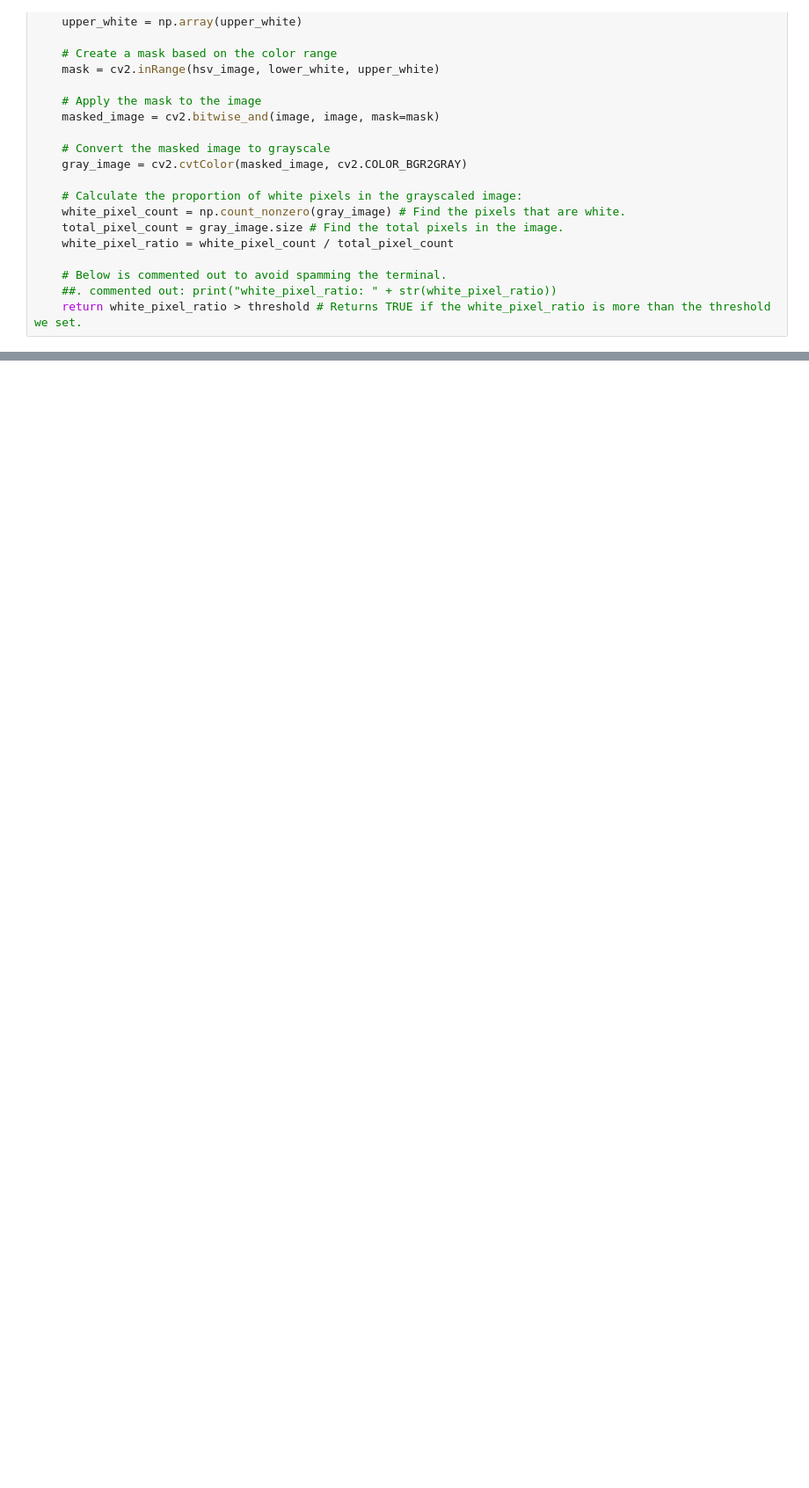
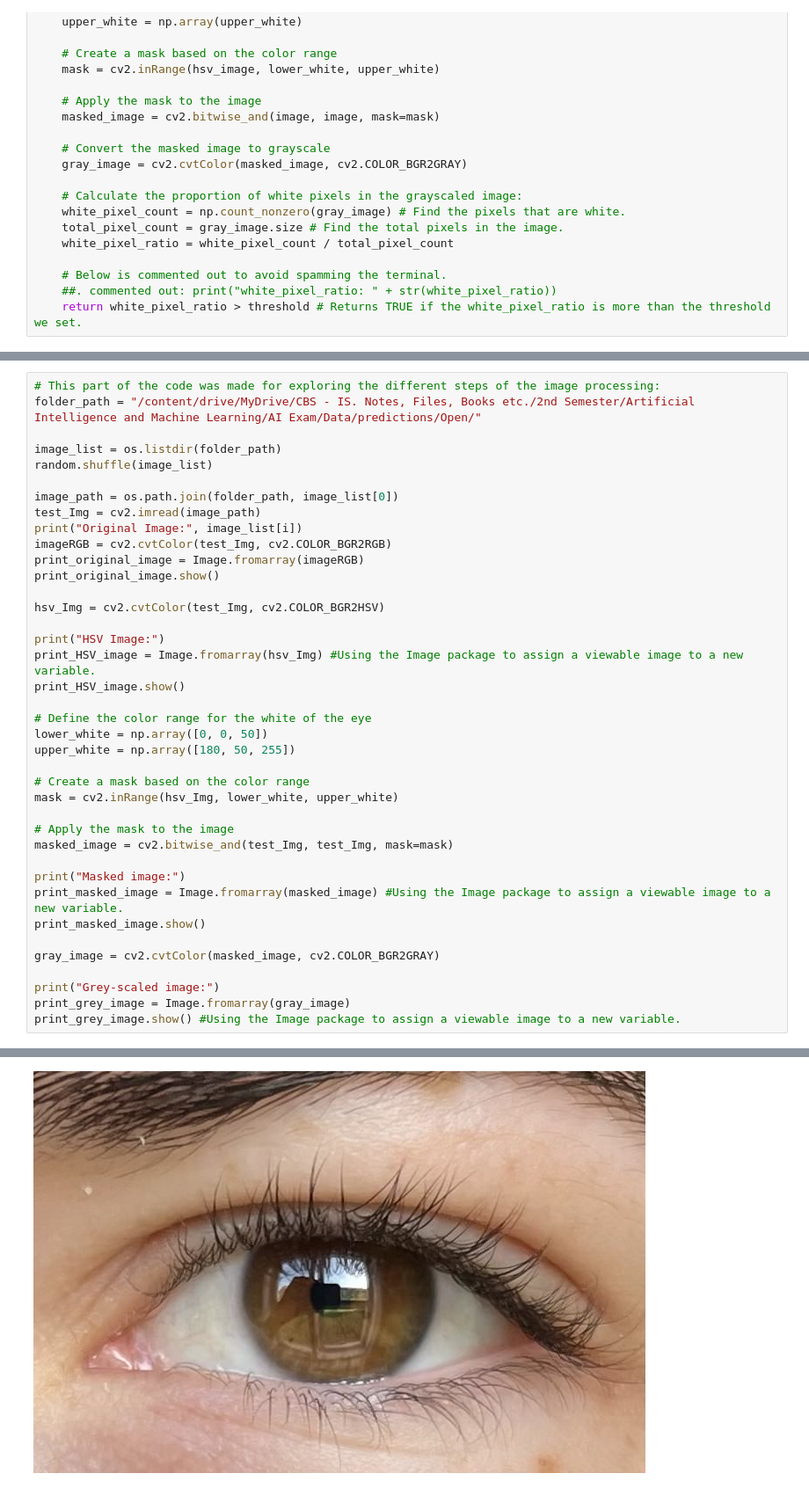
Before and after one commit to Smoulvad01/AI-C1-image-, a Jupyter notebook: Rule_Based_Model.ipynb, the cells around one changed output, grey strips where cells are left out. Shown at 88% size. Cells and saved outputs as stored; diff of their text form; blank space fills up the shorter version.

```diff
--- a/Rule_Based_Model.ipynb
+++ b/Rule_Based_Model.ipynb
@@ -169,0 +310,40 @@ Upper_white:  [150, 40, 240]
+# %%
+# This part of the code was made for exploring the different steps of the image processing:
+folder_path = "/content/drive/MyDrive/CBS - IS. Notes, Files, Books etc./2nd Semester/Artificial Intelligence and Machine Learning/AI Exam/Data/predictions/Open/"
+
+image_list = os.listdir(folder_path)
+random.shuffle(image_list)
+
+image_path = os.path.join(folder_path, image_list[0])
+test_Img = cv2.imread(image_path)
+print("Original Image:", image_list[i])
+imageRGB = cv2.cvtColor(test_Img, cv2.COLOR_BGR2RGB)
+print_original_image = Image.fromarray(imageRGB)
+print_original_image.show()
+
+hsv_Img = cv2.cvtColor(test_Img, cv2.COLOR_BGR2HSV)
+
+print("HSV Image:")
+print_HSV_image = Image.fromarray(hsv_Img) #Using the Image package to assign a viewable image to a new variable.
+print_HSV_image.show()
+
+# Define the color range for the white of the eye
+lower_white = np.array([0, 0, 50])
+upper_white = np.array([180, 50, 255])
+
+# Create a mask based on the color range
+mask = cv2.inRange(hsv_Img, lower_white, upper_white)
+
+# Apply the mask to the image
+masked_image = cv2.bitwise_and(test_Img, test_Img, mask=mask)
+
+print("Masked image:")
+print_masked_image = Image.fromarray(masked_image) #Using the Image package to assign a viewable image to a new variable.
+print_masked_image.show()
+
+gray_image = cv2.cvtColor(masked_image, cv2.COLOR_BGR2GRAY)
+
+print("Grey-scaled image:")
+print_grey_image = Image.fromarray(gray_image)
+print_grey_image.show() #Using the Image package to assign a viewable image to a new variable.
+# %% [output]
@@ -169,0 +351 @@ Upper_white:  [150, 40, 240]
+[figure, added]
```
Also changed, not shown: parts of 6 cells of this notebook.
